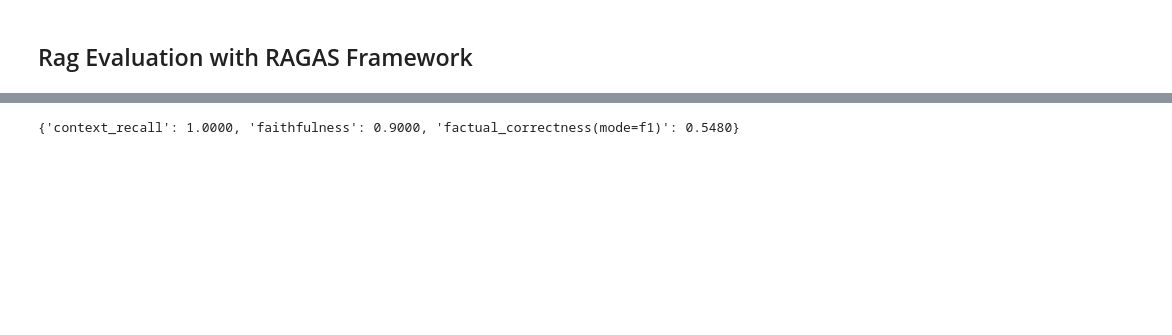
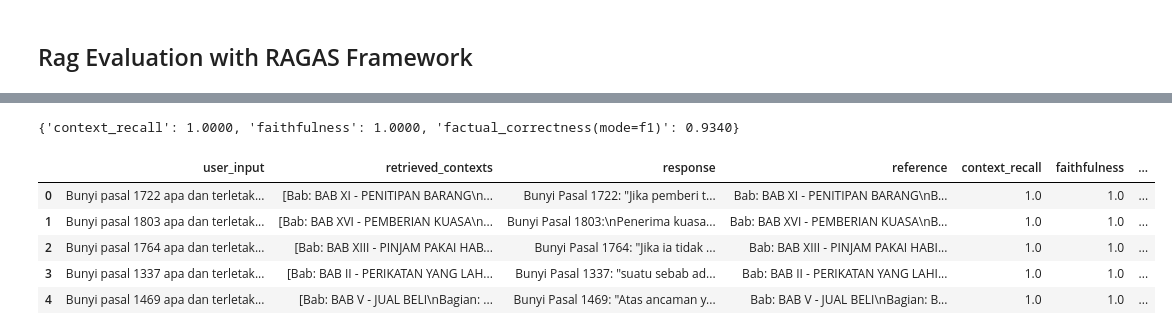
Before and after one commit to fadhilrezam/indo_legal_rag, a Jupyter notebook: main.ipynb, the cells around one changed output, grey strips where cells are left out. Saved outputs shown, nothing was run; the diff lists cells and outputs as text; code cells hidden in the pictures; blank space fills up the shorter version.

```diff
--- a/main.ipynb
+++ b/main.ipynb
@@ -444,0 +594,21 @@ dataset = Dataset.from_dict(data)
+# %%
+docs_inference = random.sample(docs, 5)
+# %%
+user_inputs = []
+references = []
+
+for doc in docs_inference:
+    user_input = f"Bunyi pasal {doc.metadata.get('pasal')} apa dan terletak pada bab dan bagian berapa jika ada?"
+    reference = doc.page_content
+
+    user_inputs.append(user_input)
+    references.append(reference)
+
+responses = []
+contexts = []
+
+for user_input in user_inputs:
+    result = chat_bot(user_input)
+
+    responses.append(result['messages'][-1].content)
+    contexts.append([doc.page_content for doc in result['retrieved_docs']])
@@ -445 +621,11 @@ dataset = Dataset.from_dict(data)
+# %%
+data = (
+    {'user_input': user_inputs,
+    'reference': references,
+    'response': responses,
+    'retrieved_contexts': contexts
+    })
+
+dataset = Dataset.from_dict(data)
+dataset.save_to_disk('./outputs/generation/data_inference')
 # %%
@@ -455,4 +634,14 @@ result = evaluate(dataset=dataset,metrics=[LLMContextRecall(), Faithfulness(), F
+# %%
+df_result = result.to_pandas()
+df_result.to_csv('outputs\generation\evaluation\mistral_score.csv', index = False)
 # %%
 print(result)
+df_result
 # %% [output]
-{'context_recall': 1.0000, 'faithfulness': 0.9000, 'factual_correctness(mode=f1)': 0.5480}
+{'context_recall': 1.0000, 'faithfulness': 1.0000, 'factual_correctness(mode=f1)': 0.9340}
+|  | user_input | retrieved_contexts | response | reference | context_recall | faithfulness | ... |
+| 0 | Bunyi pasal 1722 apa dan terletak... | [Bab: BAB XI - PENITIPAN BARANG\n... | Bunyi Pasal 1722: "Jika pemberi t... | Bab: BAB XI - PENITIPAN BARANG\nB... | 1.0 | 1.0 | ... |
+| 1 | Bunyi pasal 1803 apa dan terletak... | [Bab: BAB XVI - PEMBERIAN KUASA\n... | Bunyi Pasal 1803:\nPenerima kuasa... | Bab: BAB XVI - PEMBERIAN KUASA\nB... | 1.0 | 1.0 | ... |
+| 2 | Bunyi pasal 1764 apa dan terletak... | [Bab: BAB XIII - PINJAM PAKAI HAB... | Bunyi Pasal 1764: "Jika ia tidak ... | Bab: BAB XIII - PINJAM PAKAI HABI... | 1.0 | 1.0 | ... |
+| 3 | Bunyi pasal 1337 apa dan terletak... | [Bab: BAB II - PERIKATAN YANG LAH... | Bunyi Pasal 1337: "suatu sebab ad... | Bab: BAB II - PERIKATAN YANG LAHI... | 1.0 | 1.0 | ... |
+| 4 | Bunyi pasal 1469 apa dan terletak... | [Bab: BAB V - JUAL BELI\nBagian: ... | Bunyi Pasal 1469: "Atas ancaman y... | Bab: BAB V - JUAL BELI\nBagian: B... | 1.0 | 1.0 | ... |
```
Also changed, not shown: parts of 28 cells of this notebook.
